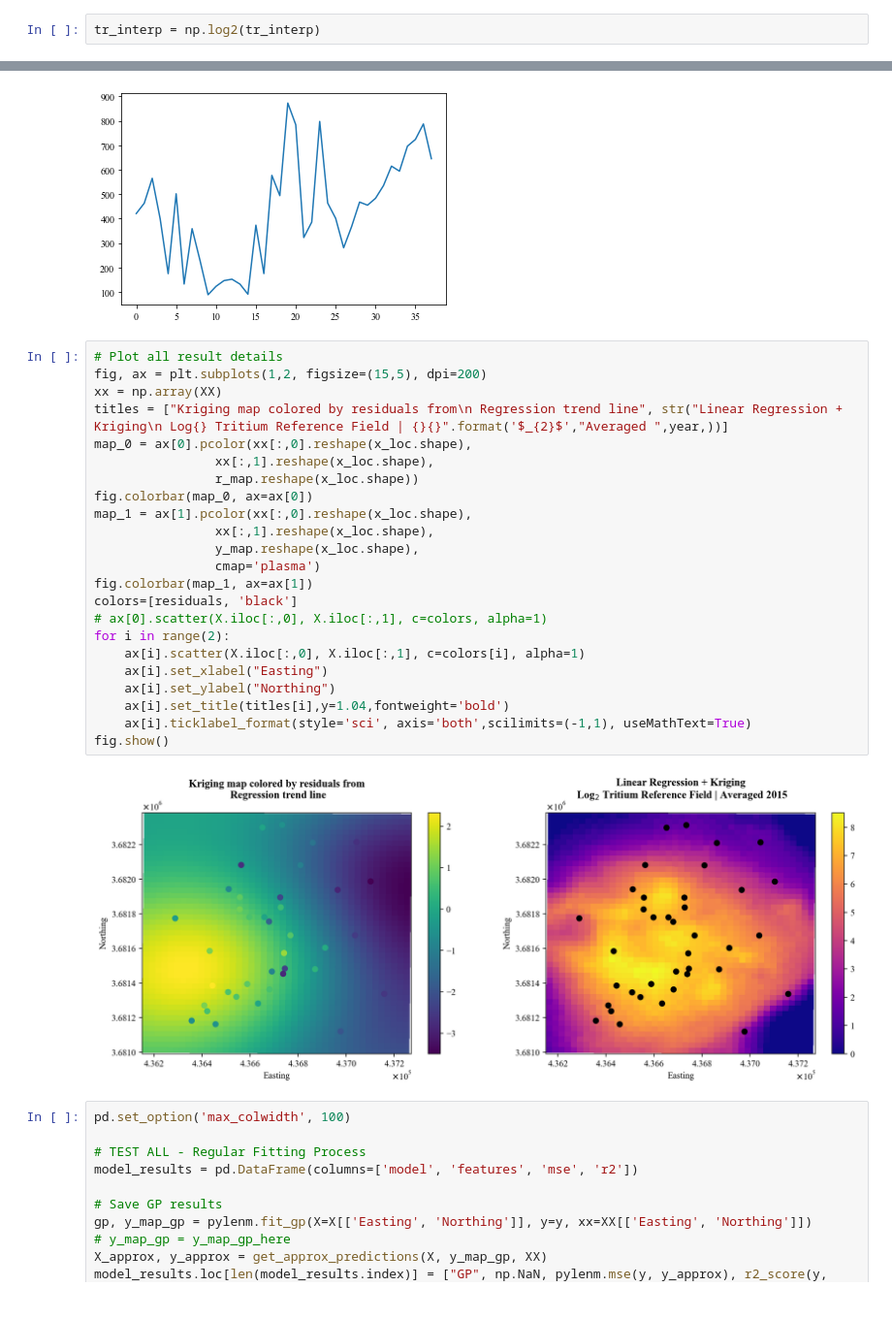
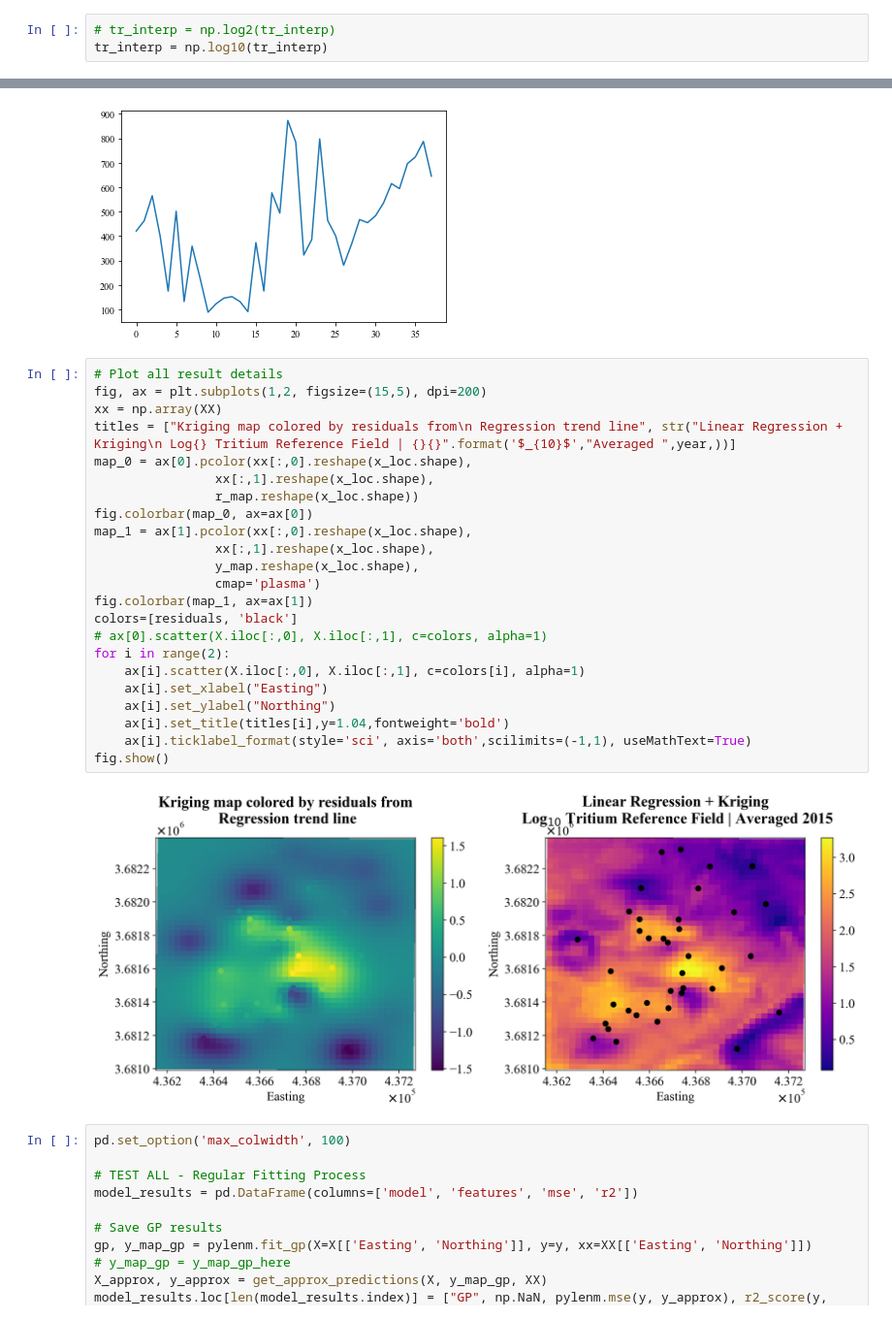
Before and after one commit to AurelienMeray/pylenm, a Jupyter notebook: notebooks/4) pyLEnM - Tritium Spatial Estimation.ipynb, the cells around one changed output, grey strips where cells are left out. Shown at 97% size. Drawn from its saved outputs; the diff is of its cells as text.

```diff
--- a/notebooks/4) pyLEnM - Tritium Spatial Estimation.ipynb
+++ b/notebooks/4) pyLEnM - Tritium Spatial Estimation.ipynb
@@ -196,7 +196,8 @@ tr_interp.describe().T['min'].min()
 # %% [output]
 0.001
 # %%
-tr_interp = np.log2(tr_interp)
+# tr_interp = np.log2(tr_interp)
+tr_interp = np.log10(tr_interp)
 # %%
 tr_interp.plot(legend=False)
 # %% [output]
@@ -283,28 +284,28 @@ X.dist_to_basin.plot()
 # %%
 # Plot all result details
 fig, ax = plt.subplots(1,2, figsize=(15,5), dpi=200)
 xx = np.array(XX)
-titles = ["Kriging map colored by residuals from\n Regression trend line", str("Linear Regression + Kriging\n Log{} Tritium Reference Field | {}{}".format('$_{2}$',"Averaged ",year,))]
+titles = ["Kriging map colored by residuals from\n Regression trend line", str("Linear Regression + Kriging\n Log{} Tritium Reference Field | {}{}".format('$_{10}$',"Averaged ",year,))]
 map_0 = ax[0].pcolor(xx[:,0].reshape(x_loc.shape),
                 xx[:,1].reshape(x_loc.shape),
                 r_map.reshape(x_loc.shape))
 fig.colorbar(map_0, ax=ax[0])
 map_1 = ax[1].pcolor(xx[:,0].reshape(x_loc.shape),
                 xx[:,1].reshape(x_loc.shape),
                 y_map.reshape(x_loc.shape),
                 cmap='plasma')
 fig.colorbar(map_1, ax=ax[1])
 colors=[residuals, 'black']
 # ax[0].scatter(X.iloc[:,0], X.iloc[:,1], c=colors, alpha=1)
 for i in range(2):
     ax[i].scatter(X.iloc[:,0], X.iloc[:,1], c=colors[i], alpha=1)
     ax[i].set_xlabel("Easting")
     ax[i].set_ylabel("Northing")
     ax[i].set_title(titles[i],y=1.04,fontweight='bold')
     ax[i].ticklabel_format(style='sci', axis='both',scilimits=(-1,1), useMathText=True)
 fig.show()
 # %% [output]
-[figure, old version]
+[figure, new version]
 # %%
 pd.set_option('max_colwidth', 100)
 
```
Also changed, not shown: parts of 9 cells of this notebook, 4 other files.
